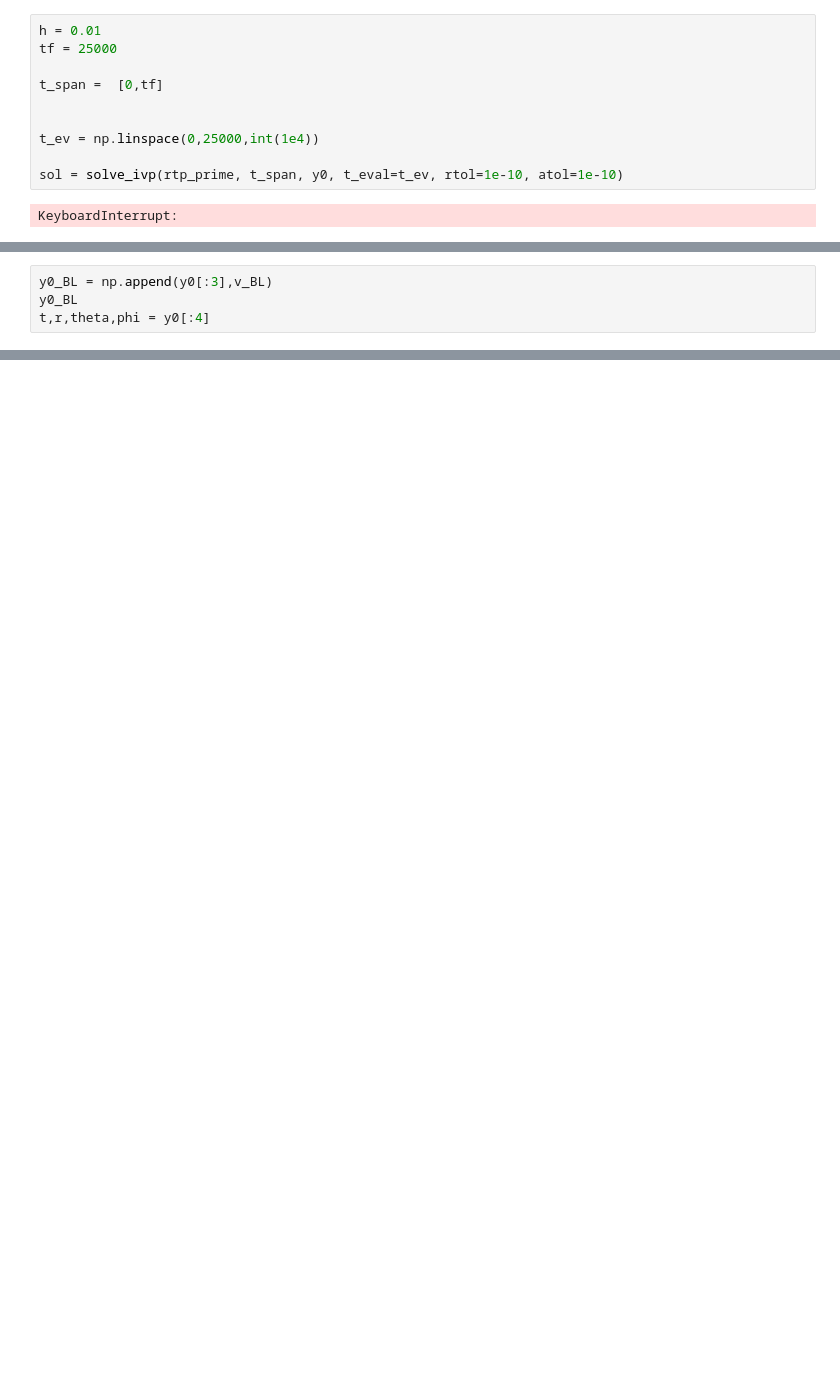
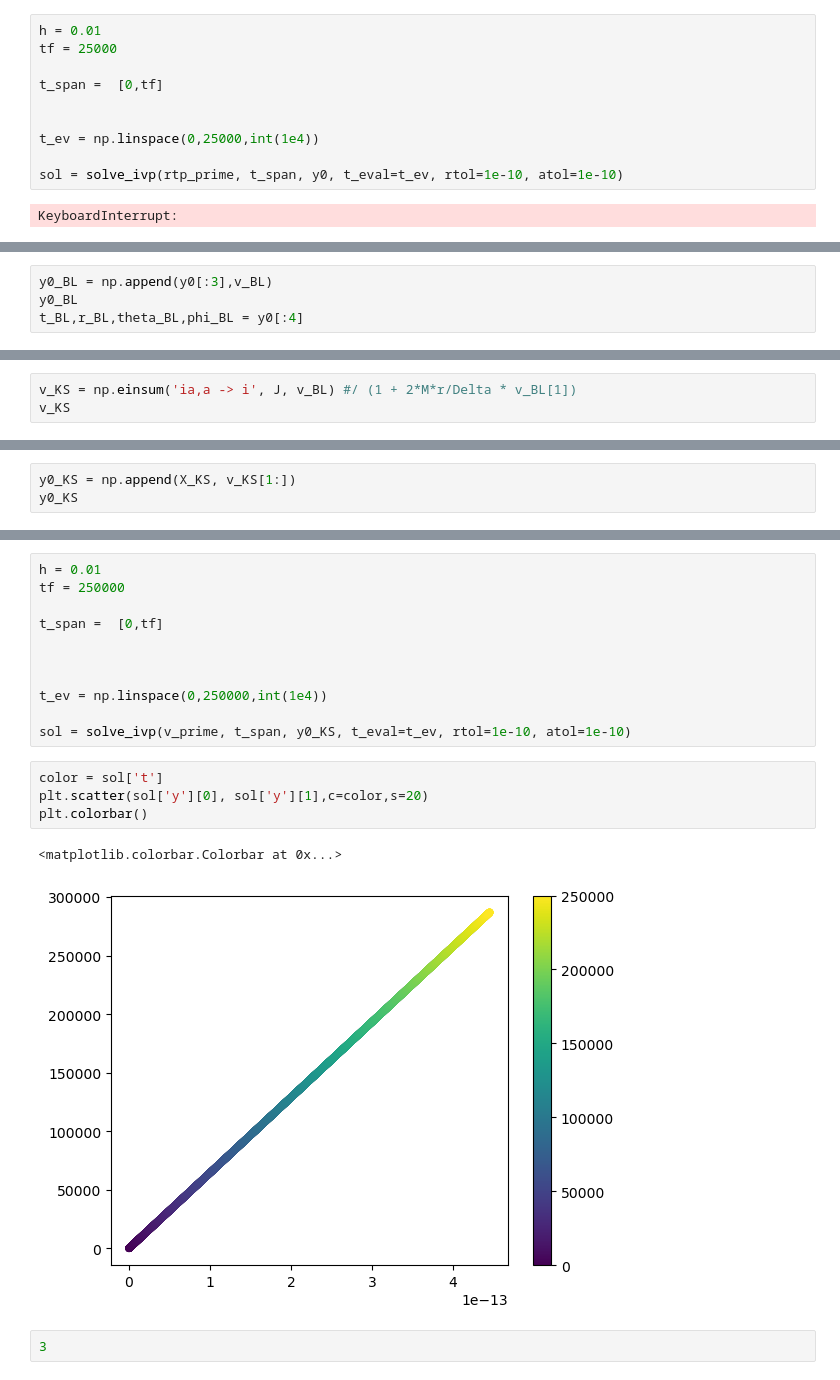
Before and after one commit to ebianchi803/computational_astrophysics, a Jupyter notebook: ODE/Kerr2.ipynb, the cells around one changed output, grey strips where cells are left out. Cells and saved outputs as stored; diff of their text form; blank space fills up the shorter version.

```diff
--- a/ODE/Kerr2.ipynb
+++ b/ODE/Kerr2.ipynb
@@ -246,4 +249,4 @@ v_BL = y0[3:]/y0[4]
 # %%
 y0_BL = np.append(y0[:3],v_BL)
 y0_BL
-t,r,theta,phi = y0[:4]
+t_BL,r_BL,theta_BL,phi_BL = y0[:4]
@@ -254,0 +289,3 @@ y = np.sqrt(r**2+a**2)
+# %%
+v_KS = np.einsum('ia,a -> i', J, v_BL) #/ (1 + 2*M*r/Delta * v_BL[1])
+v_KS
@@ -254,0 +294,3 @@ y = np.sqrt(r**2+a**2)
+# %%
+y0_KS = np.append(X_KS, v_KS[1:])
+y0_KS
@@ -254,0 +318,20 @@ y = np.sqrt(r**2+a**2)
+# %%
+h = 0.01
+tf = 250000
+
+t_span =  [0,tf]
+
+
+
+t_ev = np.linspace(0,250000,int(1e4))
+
+sol = solve_ivp(v_prime, t_span, y0_KS, t_eval=t_ev, rtol=1e-10, atol=1e-10)
+# %%
+color = sol['t']
+plt.scatter(sol['y'][0], sol['y'][1],c=color,s=20)
+plt.colorbar()
+# %% [output]
+<matplotlib.colorbar.Colorbar at 0x...>
+[figure, added]
+# %%
+3
```
Also changed, not shown: parts of 7 cells of this notebook.
